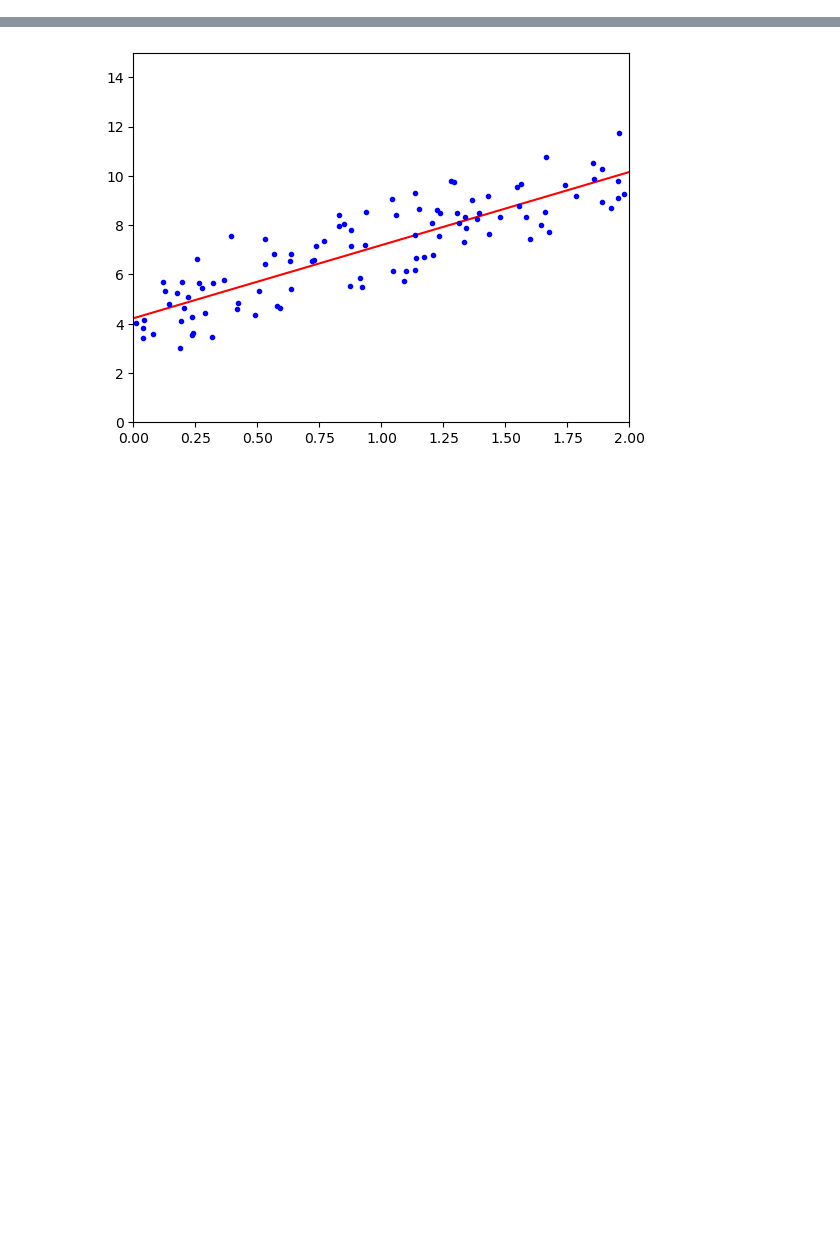
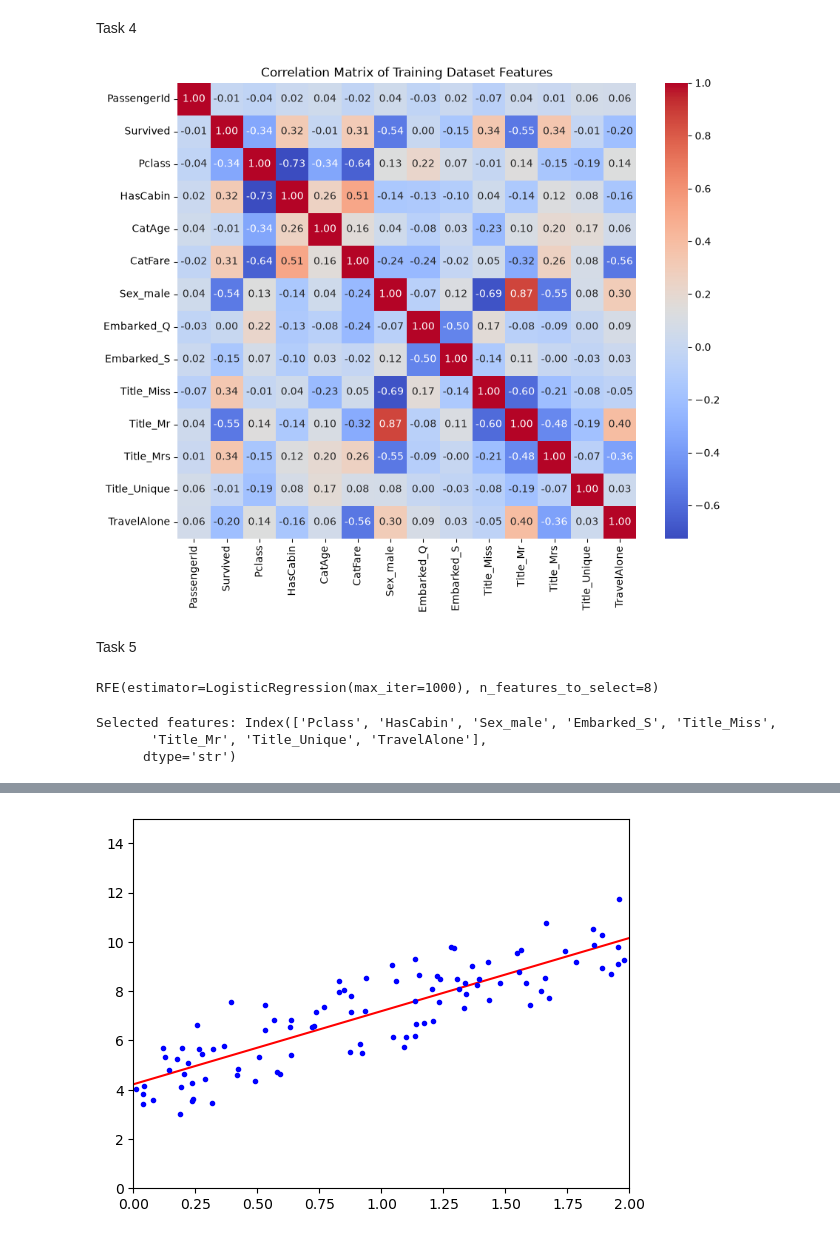
Before and after one commit to MaHofseth/Dave3625-2026, a Jupyter notebook: Lab4/lin_regression.ipynb, the cells around one changed output, grey strips where cells are left out. Saved outputs shown, nothing was run; the diff lists cells and outputs as text; code cells hidden in the pictures; blank space fills up the shorter version.

```diff
--- a/Lab4/lin_regression.ipynb
+++ b/Lab4/lin_regression.ipynb
@@ -0,0 +91,15 @@
+# %% [markdown]
+Task 4
+# %%
+# Compute correlation matrix
+correlation_matrix = df_train.corr()
+
+#Visualize the Correlation Matrix
+plt.figure(figsize=(10, 8))
+sns.heatmap(correlation_matrix, annot=True, cmap='coolwarm', fmt='.2f')
+plt.title('Correlation Matrix of Training Dataset Features')
+plt.show()
+# %% [output]
+[figure, added]
+# %% [markdown]
+Task 5
@@ -0,0 +111,12 @@
+# %%
+rfe = RFE(estimator=model, n_features_to_select=8)
+rfe.fit(X, y)
+# %% [output]
+RFE(estimator=LogisticRegression(max_iter=1000), n_features_to_select=8)
+# %%
+selected_features = X.columns[rfe.support_]
+print('Selected features:', selected_features)
+# %% [output]
+Selected features: Index(['Pclass', 'HasCabin', 'Sex_male', 'Embarked_S', 'Title_Miss',
+       'Title_Mr', 'Title_Unique', 'TravelAlone'],
+      dtype='str')
```
Also changed, not shown: parts of 16 cells of this notebook, 2 other files.
